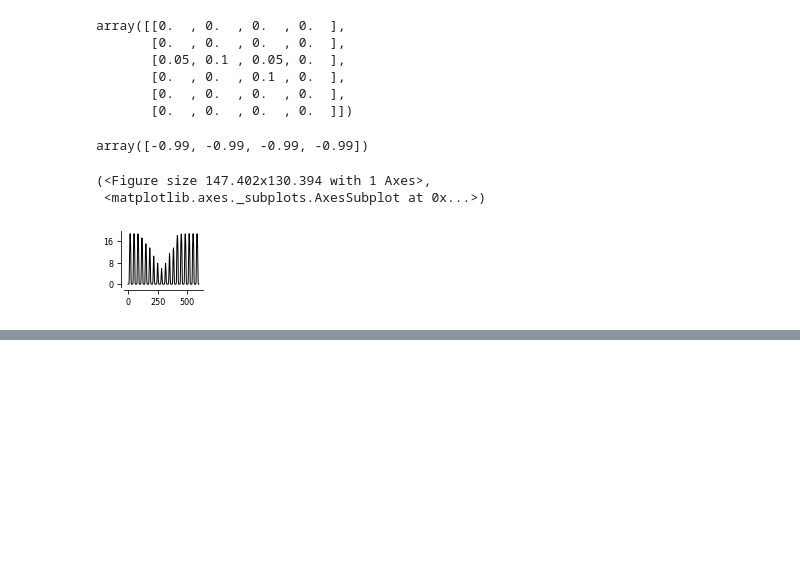
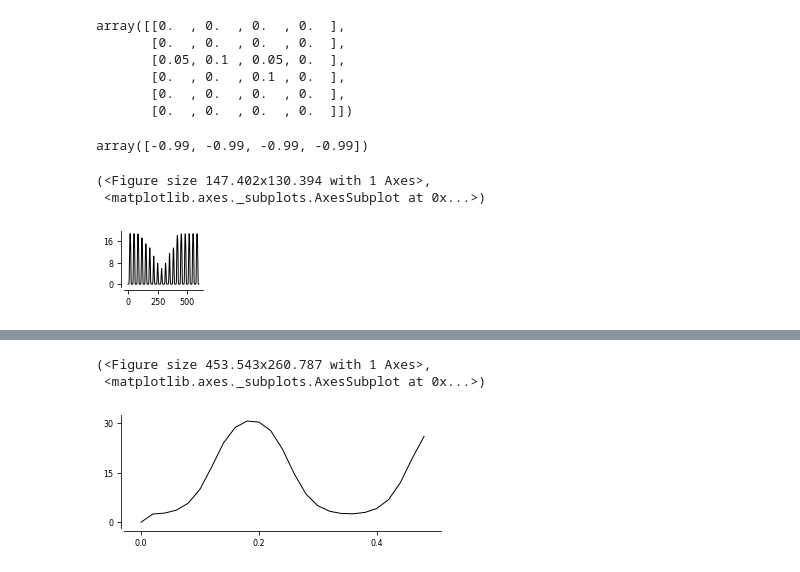
Before and after one commit to yzerlaut/spkNtwk-cortStatesWakefulness, a Jupyter notebook: notebook.ipynb, the cells around one changed output, grey strips where cells are left out. Cells and saved outputs as stored; diff of their text form; code cells hidden in the pictures; blank space fills up the shorter version.

```diff
--- a/notebook.ipynb
+++ b/notebook.ipynb
@@ -337,0 +392,6 @@ data['Model']['p_pyrExc_pyrExc'] = 1
+# %%
+ge.plot(t, X['oscillExc'], fig_args={'figsize':(2,2)})
+# %% [output]
+(<Figure size 453.543x260.787 with 1 Axes>,
+ <matplotlib.axes._subplots.AxesSubplot at 0x...>)
+[figure, added]
```
Also changed, not shown: parts of 25 cells of this notebook.
